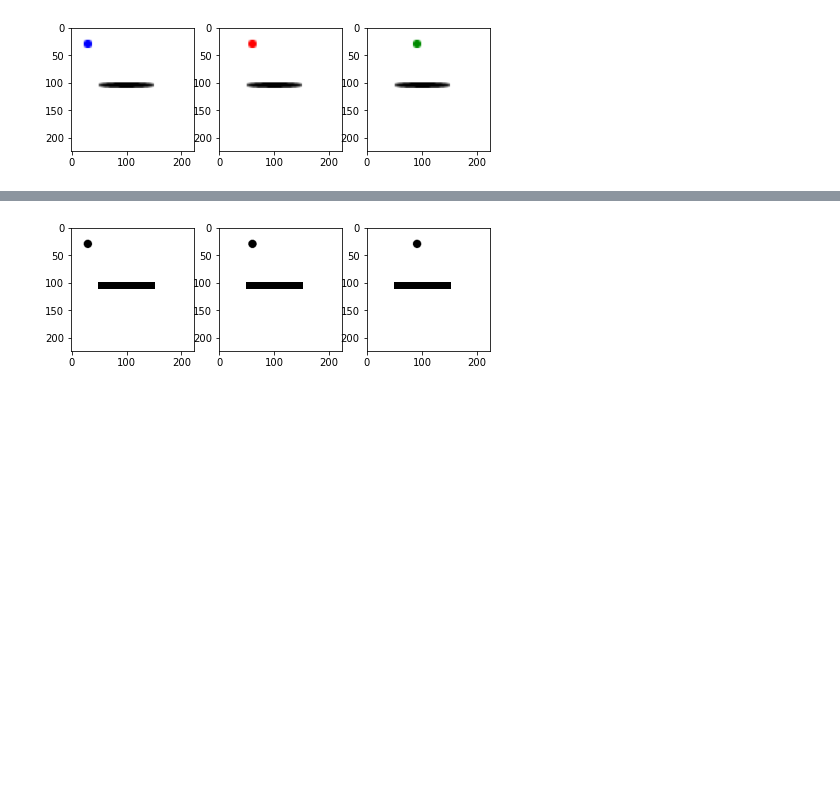
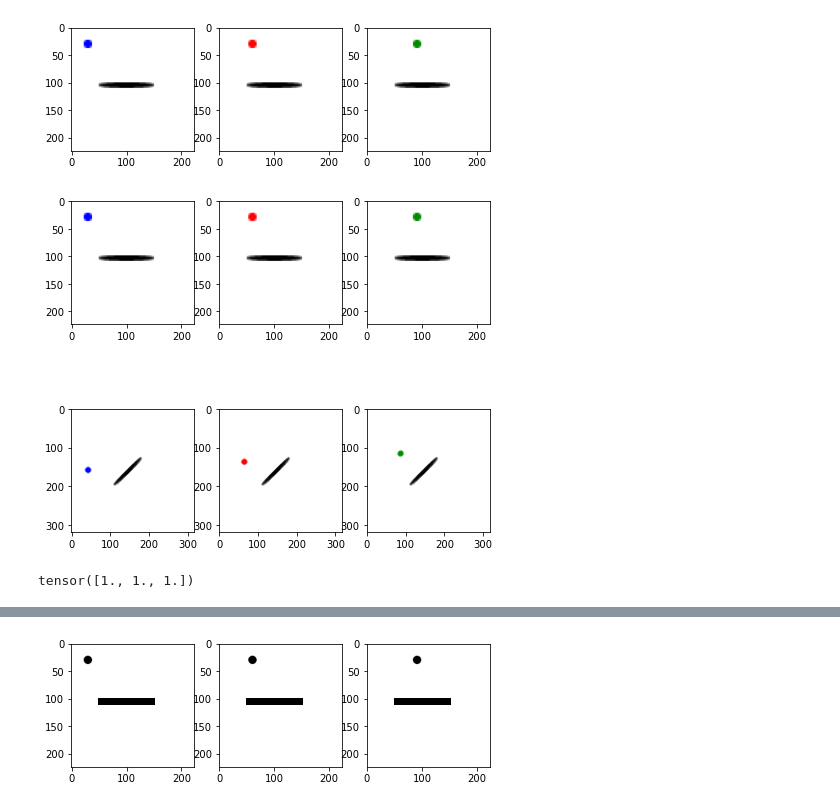
Before and after one commit to guydav/simple-relational-reasoning, a Jupyter notebook: notebooks/QuinnEmbeddingTask.ipynb, the cells around one changed output, grey strips where cells are left out. Saved outputs shown, nothing was run; the diff lists cells and outputs as text; code cells hidden in the pictures; blank space fills up the shorter version.

```diff
--- a/notebooks/QuinnEmbeddingTask.ipynb
+++ b/notebooks/QuinnEmbeddingTask.ipynb
@@ -115,3 +128,33 @@ gen = PatchStimulusGenerator(target_size, reference_size, [blue_target_patch, re
 plot_generator_examples(gen)
 # %% [output]
 [figure]
+# %%
+def rotate_test(generator, angle, center=None):
+    plt.figure(figsize=(generator.n_target_types * 2.5, 7))
+
+    raw_samples = []
+    rotated_samples = []
+
+    for i in range(generator.n_target_types):
+        x = generator.generate((30, 30 + (i * 30)), reference_positions, target_index=i)
+        raw_samples.append(x)
+        ax = plt.subplot(2, generator.n_target_types, i + 1)
+        ax.imshow(x.permute(1, 2, 0).numpy())
+
+        x = torchvision.transforms.functional.rotate(x, angle, center=center, expand=True, fill=[1.0, 1.0, 1.0])
+        rotated_samples.append(x)
+
+        rot_ax = plt.subplot(2, generator.n_target_types, generator.n_target_types + i + 1)
+        rot_ax.imshow(x.permute(1, 2, 0).numpy())
+
+
+    plt.show()
+    return raw_samples, rotated_samples
+
+raw, rotated = rotate_test(gen, 45)
+# %% [output]
+[figure, added]
+# %%
+rotated[0][:, 0, 100]
+# %% [output]
+tensor([1., 1., 1.])
```
Also changed, not shown: parts of 4 cells of this notebook, 2 other files.
